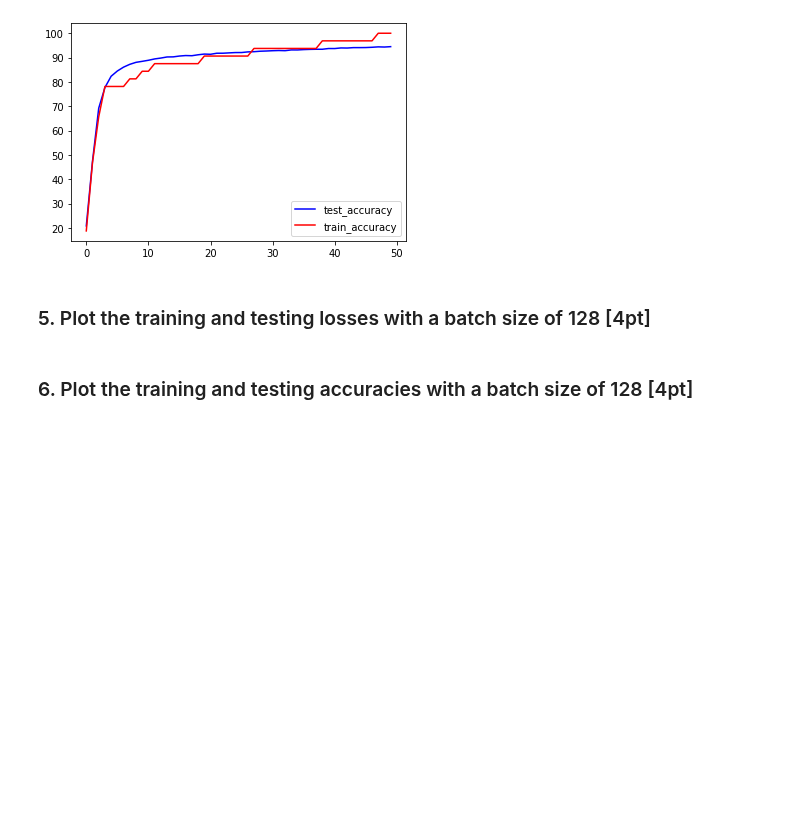
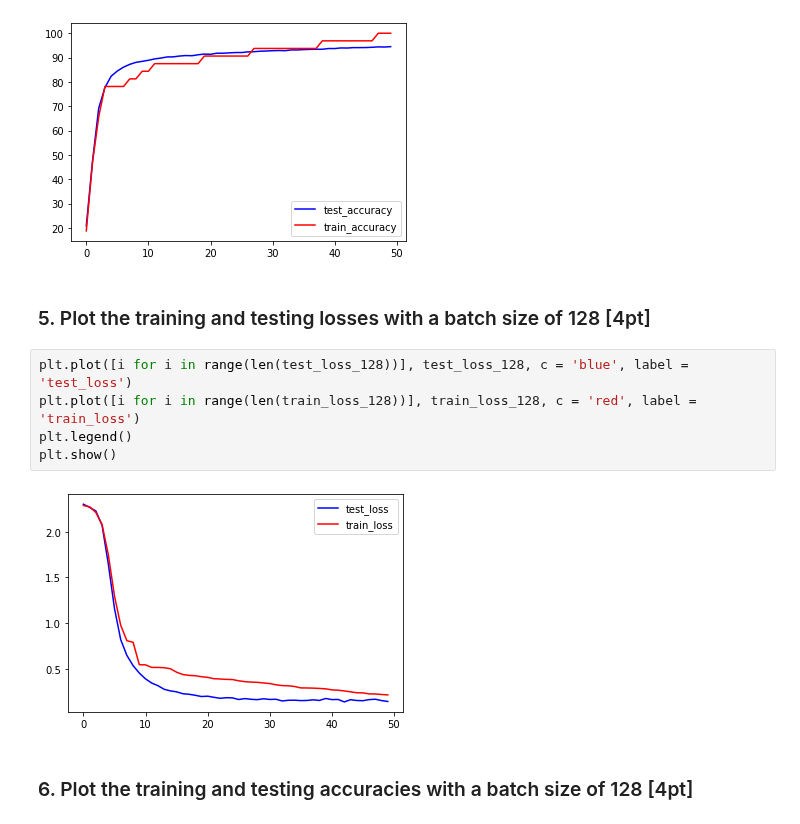
Before and after one commit to minjoong507/Machine-learning-project, a Jupyter notebook: 9week/notebook/assignment-09.ipynb, the cells around one changed output. Drawn from its saved outputs; the diff is of its cells as text; blank space fills up the shorter version.

```diff
--- a/9week/notebook/assignment-09.ipynb
+++ b/9week/notebook/assignment-09.ipynb
@@ -339,5 +338,12 @@ plt.show()
 [figure]
 # %% [markdown]
 ### 5. Plot the training and testing losses with a batch size of 128 [4pt]
+# %%
+plt.plot([i for i in range(len(test_loss_128))], test_loss_128, c = 'blue', label = 'test_loss')
+plt.plot([i for i in range(len(train_loss_128))], train_loss_128, c = 'red', label = 'train_loss')
+plt.legend()
+plt.show()
+# %% [output]
+[figure, added]
 # %% [markdown]
 ### 6. Plot the training and testing accuracies with a batch size of 128 [4pt]
```
Also changed, not shown: parts of 4 cells of this notebook.
